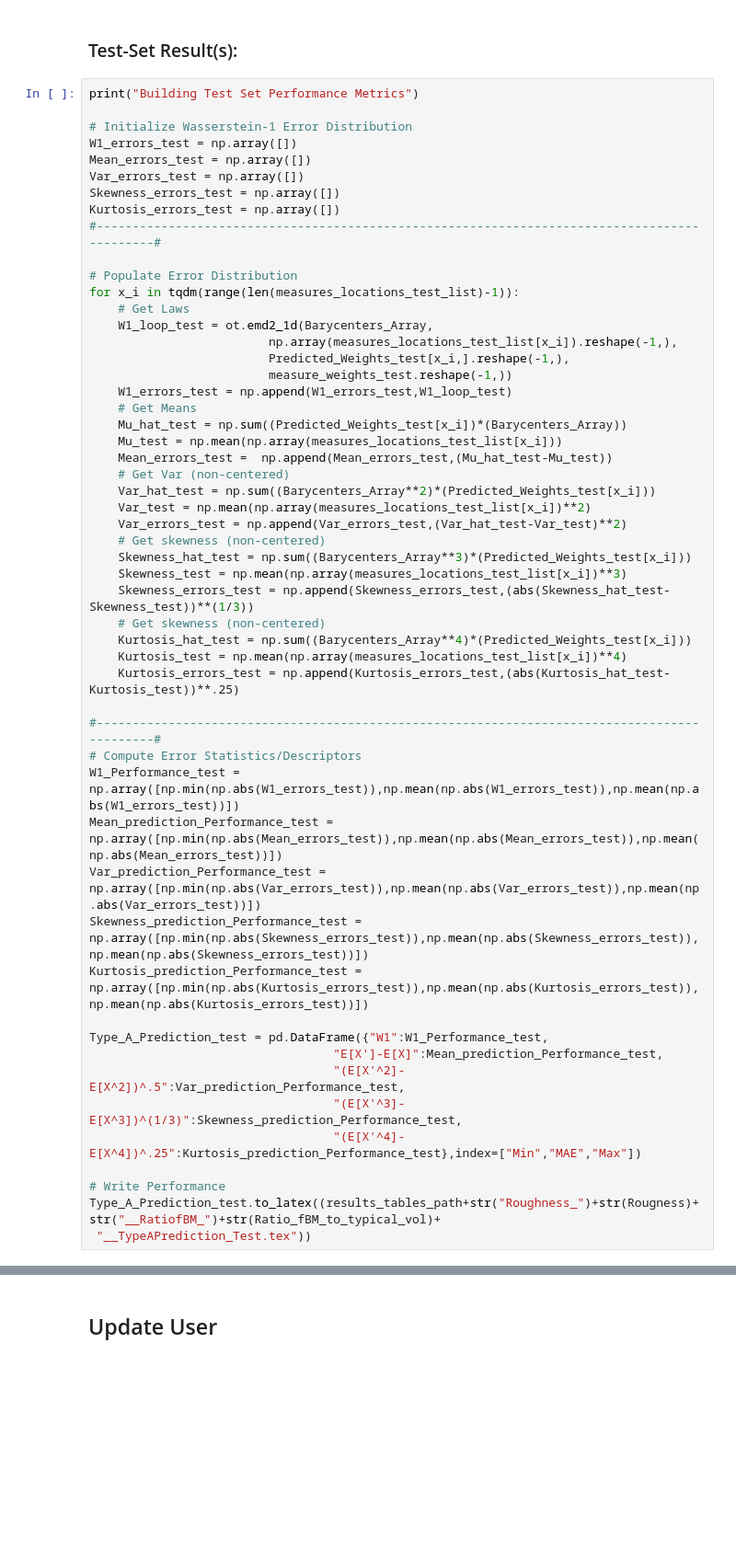
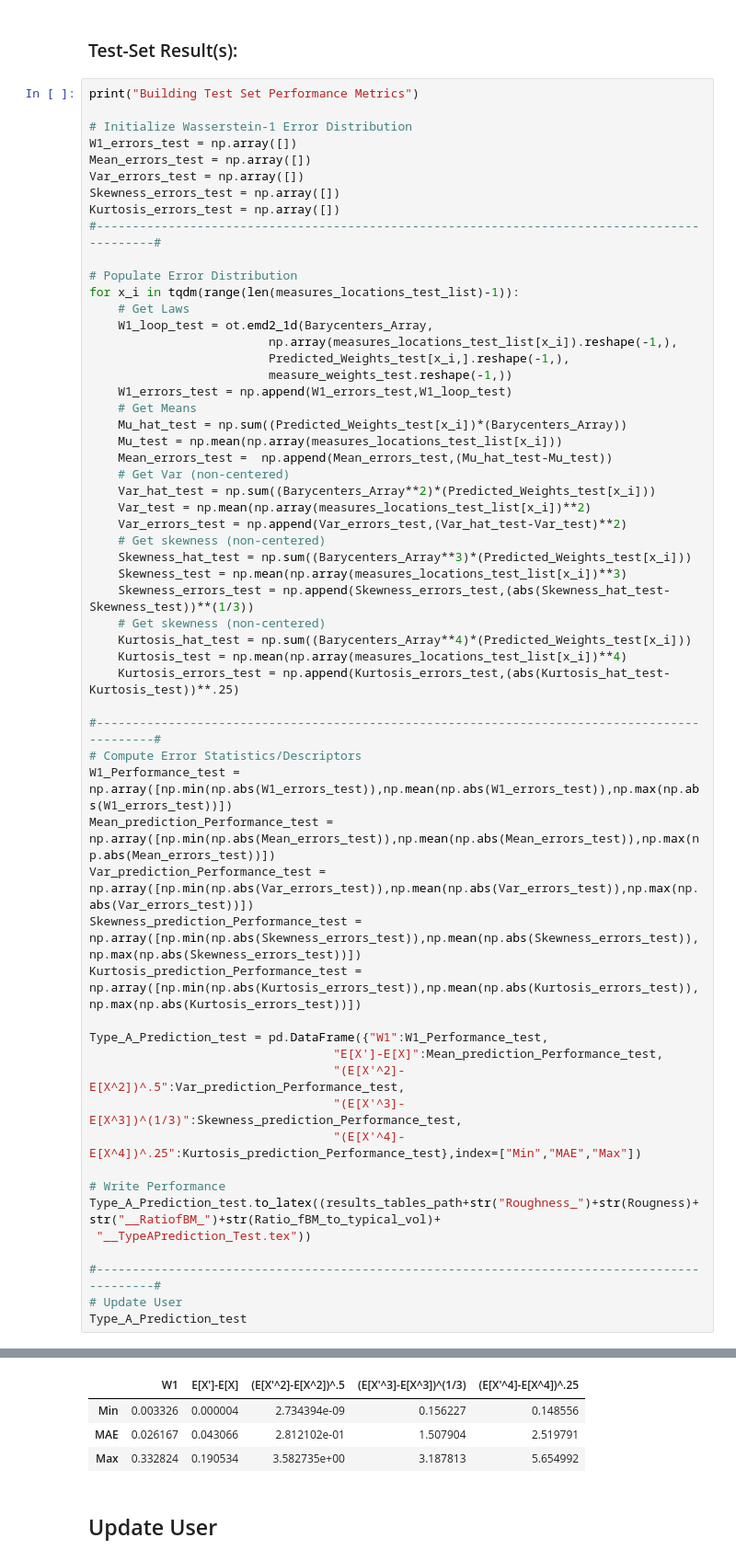
Before and after one commit to AnastasisKratsios/UniversalProcesses, a Jupyter notebook: Universal_Processes_Trainer_BACKEND.ipynb, the cells around one changed output, grey strips where cells are left out. Shown at 92% size. Saved outputs shown, nothing was run; the diff lists cells and outputs as text; blank space fills up the shorter version.

```diff
--- a/Universal_Processes_Trainer_BACKEND.ipynb
+++ b/Universal_Processes_Trainer_BACKEND.ipynb
@@ -1011,11 +1033,11 @@ for x_i in tqdm(range(len(measures_locations_test_list)-1)):
 
 #---------------------------------------------------------------------------------------------#
 # Compute Error Statistics/Descriptors
-W1_Performance_test = np.array([np.min(np.abs(W1_errors_test)),np.mean(np.abs(W1_errors_test)),np.mean(np.abs(W1_errors_test))])
-Mean_prediction_Performance_test = np.array([np.min(np.abs(Mean_errors_test)),np.mean(np.abs(Mean_errors_test)),np.mean(np.abs(Mean_errors_test))])
-Var_prediction_Performance_test = np.array([np.min(np.abs(Var_errors_test)),np.mean(np.abs(Var_errors_test)),np.mean(np.abs(Var_errors_test))])
-Skewness_prediction_Performance_test = np.array([np.min(np.abs(Skewness_errors_test)),np.mean(np.abs(Skewness_errors_test)),np.mean(np.abs(Skewness_errors_test))])
-Kurtosis_prediction_Performance_test = np.array([np.min(np.abs(Kurtosis_errors_test)),np.mean(np.abs(Kurtosis_errors_test)),np.mean(np.abs(Kurtosis_errors_test))])
+W1_Performance_test = np.array([np.min(np.abs(W1_errors_test)),np.mean(np.abs(W1_errors_test)),np.max(np.abs(W1_errors_test))])
+Mean_prediction_Performance_test = np.array([np.min(np.abs(Mean_errors_test)),np.mean(np.abs(Mean_errors_test)),np.max(np.abs(Mean_errors_test))])
+Var_prediction_Performance_test = np.array([np.min(np.abs(Var_errors_test)),np.mean(np.abs(Var_errors_test)),np.max(np.abs(Var_errors_test))])
+Skewness_prediction_Performance_test = np.array([np.min(np.abs(Skewness_errors_test)),np.mean(np.abs(Skewness_errors_test)),np.max(np.abs(Skewness_errors_test))])
+Kurtosis_prediction_Performance_test = np.array([np.min(np.abs(Kurtosis_errors_test)),np.mean(np.abs(Kurtosis_errors_test)),np.max(np.abs(Kurtosis_errors_test))])
 
 Type_A_Prediction_test = pd.DataFrame({"W1":W1_Performance_test,
                                   "E[X']-E[X]":Mean_prediction_Performance_test,
@@ -1026,3 +1048,8 @@ Type_A_Prediction_test = pd.DataFrame({"W1":W1_Performance_test,
 # Write Performance
 Type_A_Prediction_test.to_latex((results_tables_path+str("Roughness_")+str(Rougness)+str("__RatiofBM_")+str(Ratio_fBM_to_typical_vol)+
  "__TypeAPrediction_Test.tex"))
+
+#---------------------------------------------------------------------------------------------#
+# Update User
+Type_A_Prediction_test
+# %% [output]
@@ -1029,3 +1057,7 @@ Type_A_Prediction_test.to_latex((results_tables_path+str("Roughness_")+str(Rougn
+|  | W1 | E[X']-E[X] | (E[X'^2]-E[X^2])^.5 | (E[X'^3]-E[X^3])^(1/3) | (E[X'^4]-E[X^4])^.25 |
+| Min | 0.003326 | 0.000004 | 2.734394e-09 | 0.156227 | 0.148556 |
+| MAE | 0.026167 | 0.043066 | 2.812102e-01 | 1.507904 | 2.519791 |
+| Max | 0.332824 | 0.190534 | 3.582735e+00 | 3.187813 | 5.654992 |
 # %% [markdown]
 ## Update User
 # %% [markdown]
```
Also changed, not shown: parts of 13 cells of this notebook, 5 other files.
